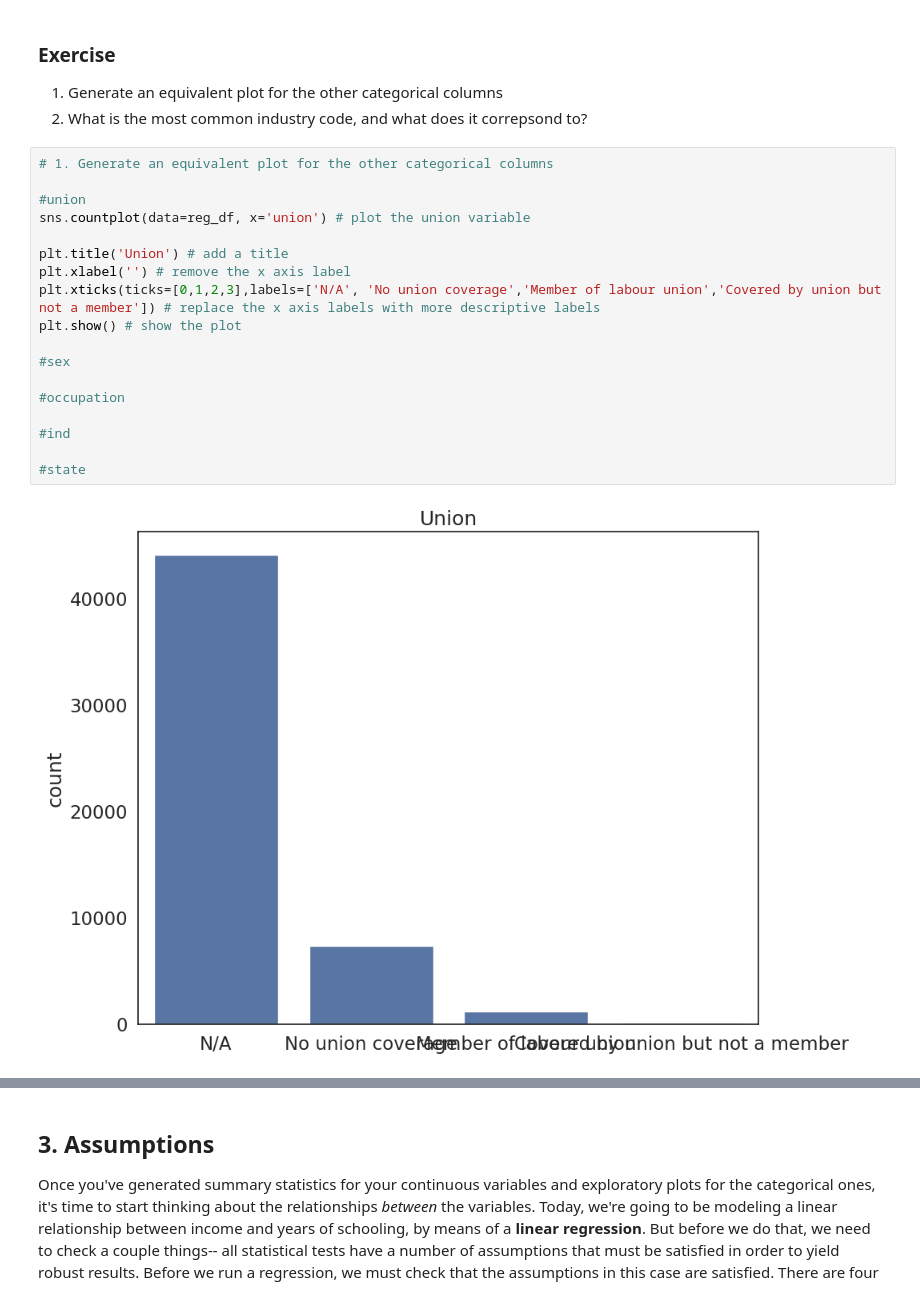
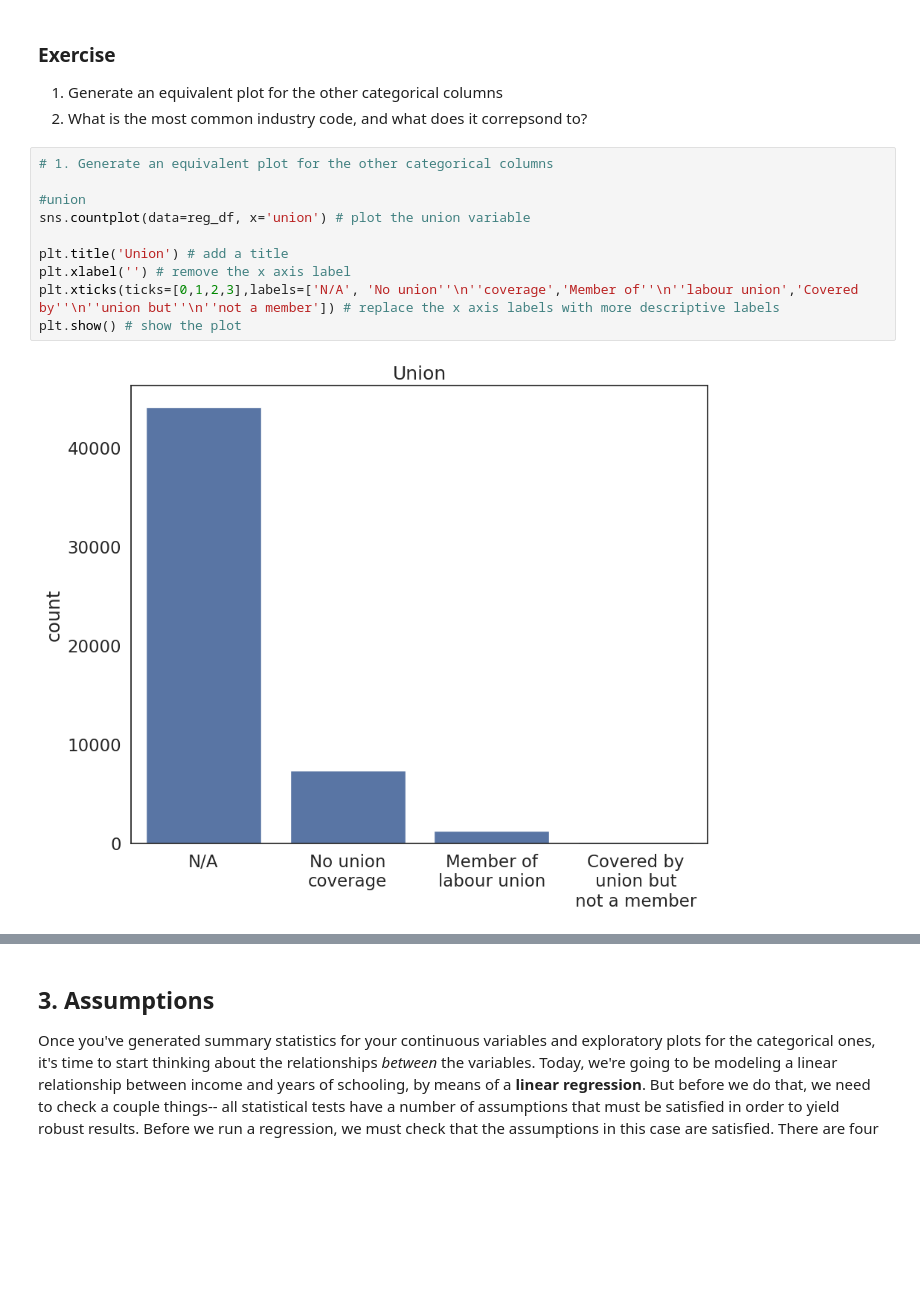
Before and after one commit to j0y03/QM2, a Jupyter notebook: notebooks/W07. Linear Regression.ipynb, the cells around one changed output, grey strips where cells are left out. Drawn from its saved outputs; the diff is of its cells as text; blank space fills up the shorter version.

```diff
--- a/notebooks/W07. Linear Regression.ipynb
+++ b/notebooks/W07. Linear Regression.ipynb
@@ -165,20 +165,12 @@ plt.show() # show the plot
 # %%
 # 1. Generate an equivalent plot for the other categorical columns
 
 #union
 sns.countplot(data=reg_df, x='union') # plot the union variable
 
 plt.title('Union') # add a title
 plt.xlabel('') # remove the x axis label
-plt.xticks(ticks=[0,1,2,3],labels=['N/A', 'No union coverage','Member of labour union','Covered by union but not a member']) # replace the x axis labels with more descriptive labels
+plt.xticks(ticks=[0,1,2,3],labels=['N/A', 'No union''\n''coverage','Member of''\n''labour union','Covered by''\n''union but''\n''not a member']) # replace the x axis labels with more descriptive labels
 plt.show() # show the plot
-
-#sex
-
-#occupation
-
-#ind
-
-#state
 # %% [output]
-[figure, old version]
+[figure, new version]
```
Also changed, not shown: parts of 5 cells of this notebook.
